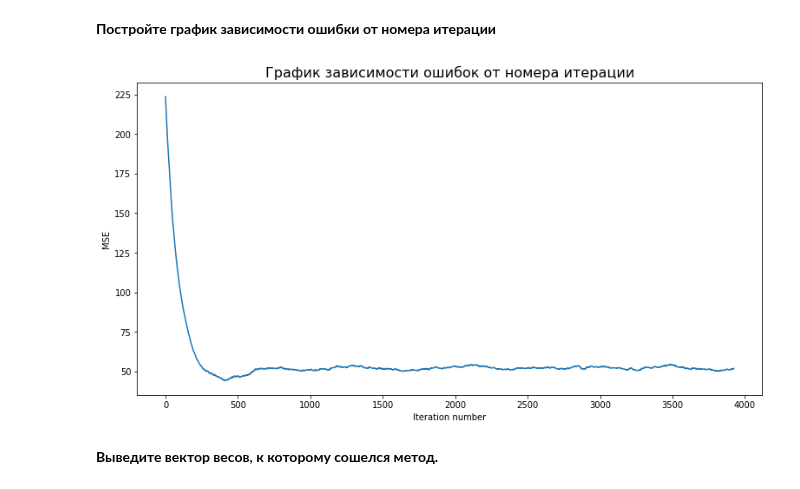
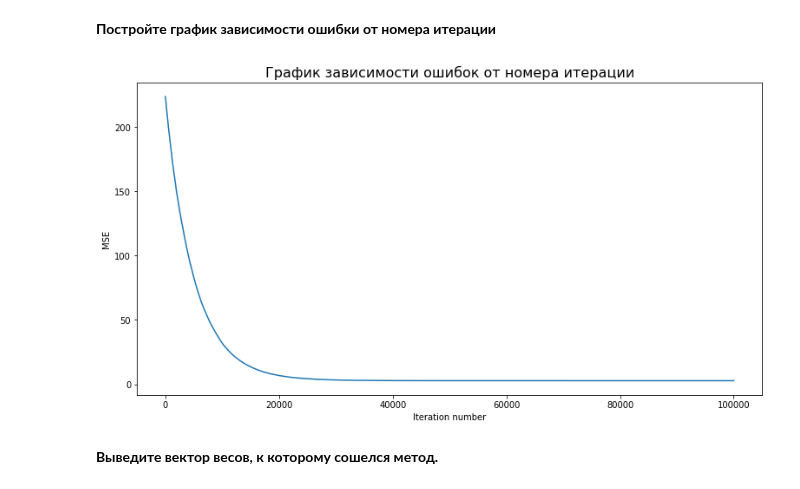
Before and after one commit to PoluboyarinovSI/SF_DataScience, a Jupyter notebook: Current_tasks/Практика_Оптимизация.ipynb, the cells around one changed output. Cells and saved outputs as stored; diff of their text form; code cells hidden in the pictures.

```diff
--- a/Current_tasks/Практика_Оптимизация.ipynb
+++ b/Current_tasks/Практика_Оптимизация.ipynb
@@ -178,36 +186,55 @@ def stoch_grad_step(X, y, w, train_ind, eta):
 * Реализуйте оновной цикл обучения пока расстояние между векторами весов больше того, при котором надо прекратить работу (когда расстояния станут слишком маленькими - значит, мы застряли в одном месте) и количество итераций меньше максимально разрешенного: сгенерируйте случайный индекс, запишите текущую ошибку в вектор ошибок, запишите в переменную текущий шаг стохастического спуска с использованием функции, написанной ранее. Далее рассчитайте текущее расстояние между векторами весов и прибавьте к счетчику итераций 1.
 * Верните вектор весов и вектор ошибок
 # %%
-def stochastic_gradient_descent(X, y, w0, eta, max_iter, min_dist=1e-6):
-    dist = np.inf # Инициализация расстояния между векторами весов
-    errors_list = [] # Список для фиксации ошибок
-    iter_count = 0 # Счетчик итераций
+# def stochastic_gradient_descent(X, y, w0, eta, max_iter, min_dist=1e-6):
+#     dist = np.inf # Инициализация расстояния между векторами весов
+#     errors_list = [] # Список для фиксации ошибок
+#     iter_count = 0 # Счетчик итераций
+#     w = np.array(w0)
+
+#     while (dist > min_dist) and (iter_count < max_iter):
+#         random_index = np.random.randint(X.shape[0]) # Инициализация рандомного индекса
+#         errors_list.append(mse_error(y, lin_pred(X, w))) # Добавление текущей ошибки в список ошибок
+#         w_new = stoch_grad_step(X, y, w, random_index, eta)
+#         dist = np.linalg.norm(w_new - w)
+#         iter_count += 1
+#         w = w_new
+
+#     return w, errors_list
+errors = [] #список ошибок MSE
+w_list = [] #список векторов весов
+iter_list = [] #список номеров итераций
+
+def stochastic_gradient_descent(X,y,w0,eta,max_iteration,euclid_dist):
+    dist = 1000000
     w = np.array(w0)
+    iter_counter = 0
 
-    while (dist > min_dist) and (iter_count < max_iter):
-        random_index = np.random.randint(X.shape[0]) # Инициализация рандомного индекса
-        errors_list.append(mse_error(y, lin_pred(X, w))) # Добавление текущей ошибки в список ошибок
-        w_new = stoch_grad_step(X, y, w, random_index, eta)
-        dist = np.linalg.norm(w_new - w)
-        iter_count += 1
+    while (dist> euclid_dist) and (iter_counter<max_iteration):
+        random_index = np.random.randint(X.shape[0])
+        w_new = stoch_grad_step(X,y,w,random_index,eta)
+        dist = np.linalg.norm(w_new-w)
+        errors.append(mse_error(y,lin_pred(X,w_new)))
+        w_list.append(w_new)
+        iter_counter += 1
+        iter_list.append(iter_counter)
         w = w_new
-
-    return w, errors_list
+    return w,errors
 # %% [markdown]
  **Запустите $10^5$ итераций стохастического градиентного спуска. Укажите вектор начальных весов, состоящий из нулей. Можете поэкспериментировать с параметром, отвечающим за темп обучения.**
 # %% [markdown]
 **Постройте график зависимости ошибки от номера итерации**
 # %%
-w, erros_list = stochastic_gradient_descent(X=X_scaled_2, y=y, w0=np.zeros(4), eta=1e-2, max_iter=1e5)
+w, erros_list = stochastic_gradient_descent(X=X_scaled_2, y=y, w0=np.zeros(4), eta=1e-2, max_iteration=1e5, euclid_dist=1e-10)
 
 fig = plt.figure(figsize=(10,5))
 axes = fig.add_axes([0, 0, 1, 1])
 axes.plot(erros_list)
 axes.set_title('График зависимости ошибок от номера итерации', fontsize=16)
 axes.set_xlabel('Iteration number')
 axes.set_ylabel('MSE');
 # %% [output]
-[figure, old version]
+[figure, new version]
 # %% [markdown]
 **Выведите вектор весов, к которому сошелся метод.**
 # %%
```
Also changed, not shown: parts of 5 cells of this notebook.
